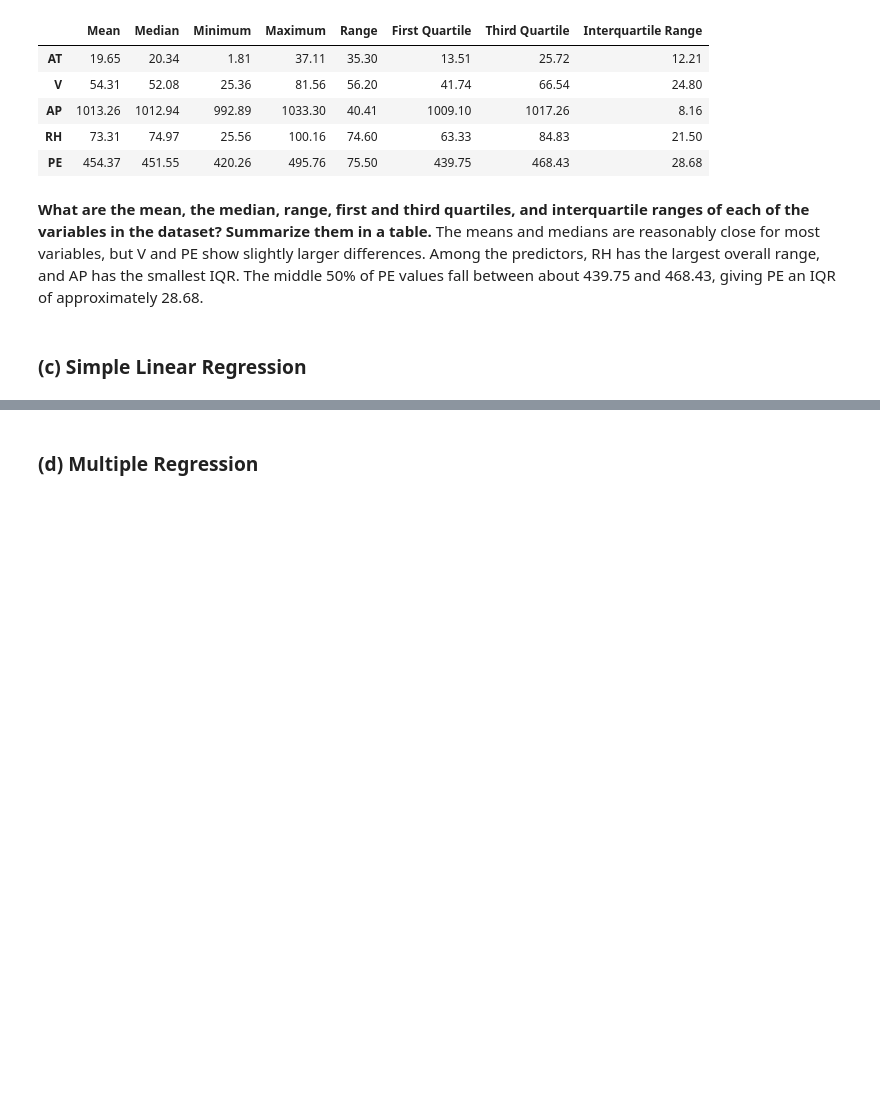
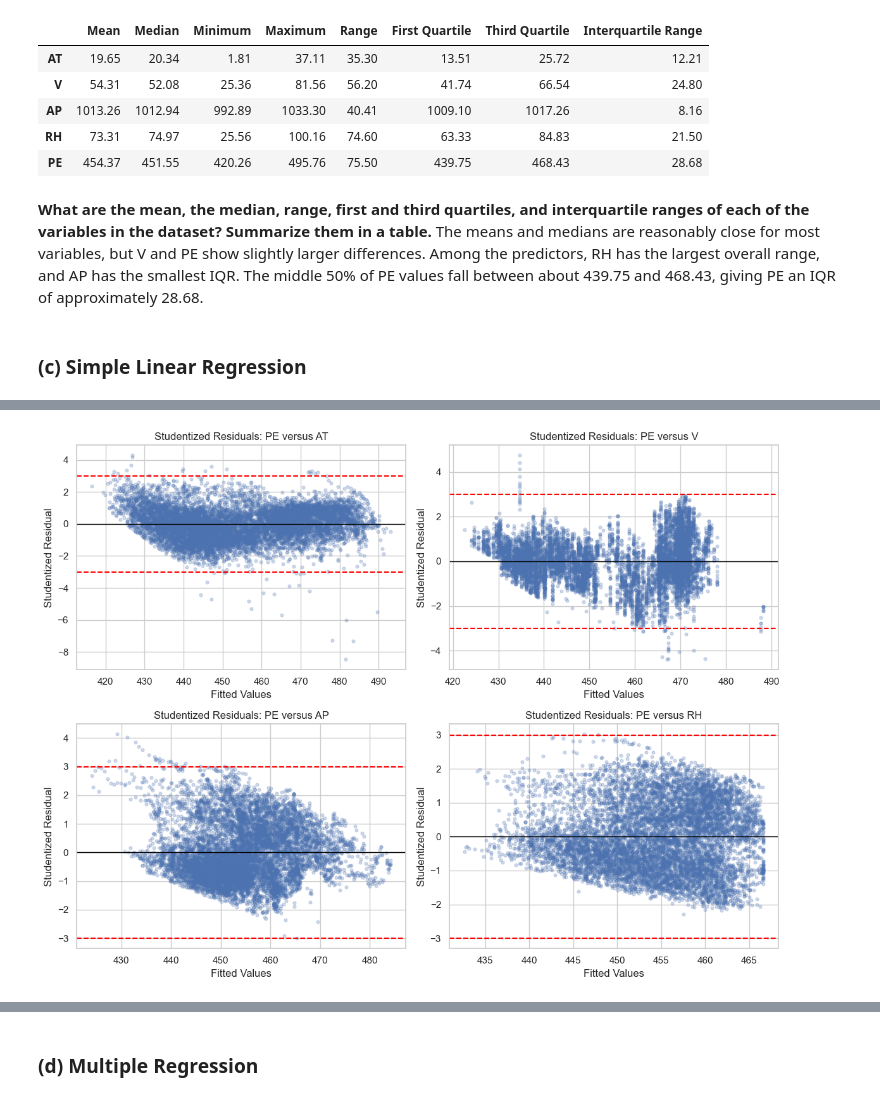
Before and after one commit to manvsatish/dsci-552-hw-2, a Jupyter notebook: notebooks/Satish_Manvika_HW2.ipynb, the cells around one changed output, grey strips where cells are left out. Saved outputs shown, nothing was run; the diff lists cells and outputs as text; code cells hidden in the pictures; blank space fills up the shorter version.

```diff
--- a/notebooks/Satish_Manvika_HW2.ipynb
+++ b/notebooks/Satish_Manvika_HW2.ipynb
@@ -107,0 +152,23 @@ The means and medians are reasonably close for most variables, but V and PE show
+# %%
+# residual plots for possible outliers
+fig, axes = plt.subplots(2, 2, figsize=(12, 9))
+
+for predictor, ax in zip(predictors, axes.flatten()):
+    # regression for current model
+    influence = simple_models[predictor].get_influence()
+    studentized_residuals = (influence.resid_studentized_internal) # studentized residuals
+
+    # residuals against fitted values
+    ax.scatter(simple_models[predictor].fittedvalues, studentized_residuals, alpha=0.25, s=12)
+    ax.axhline(0, color="black", linewidth=1) #reference lines
+    ax.axhline(3, color="red", linestyle="--", label="Potential outlier boundary")
+    ax.axhline(-3, color="red", linestyle="--")
+
+    ax.set_title(f"Studentized Residuals: PE versus {predictor}")
+    ax.set_xlabel("Fitted Values")
+    ax.set_ylabel("Studentized Residual")
+
+plt.tight_layout()
+plt.show()
+# %% [output]
+[figure, added]
```
Also changed, not shown: parts of 9 cells of this notebook.
